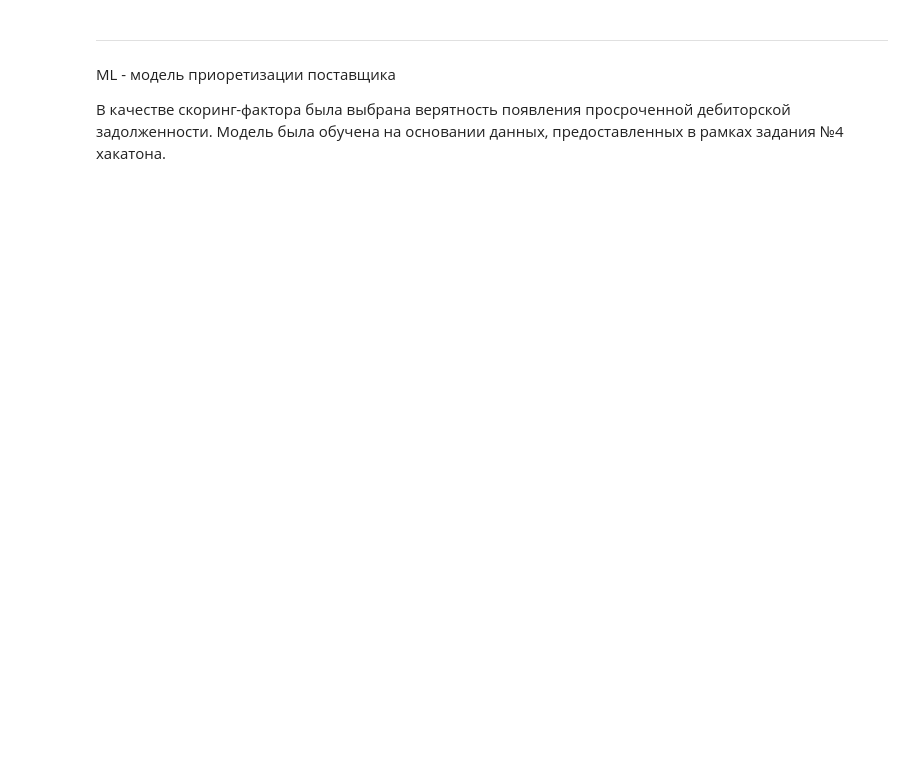
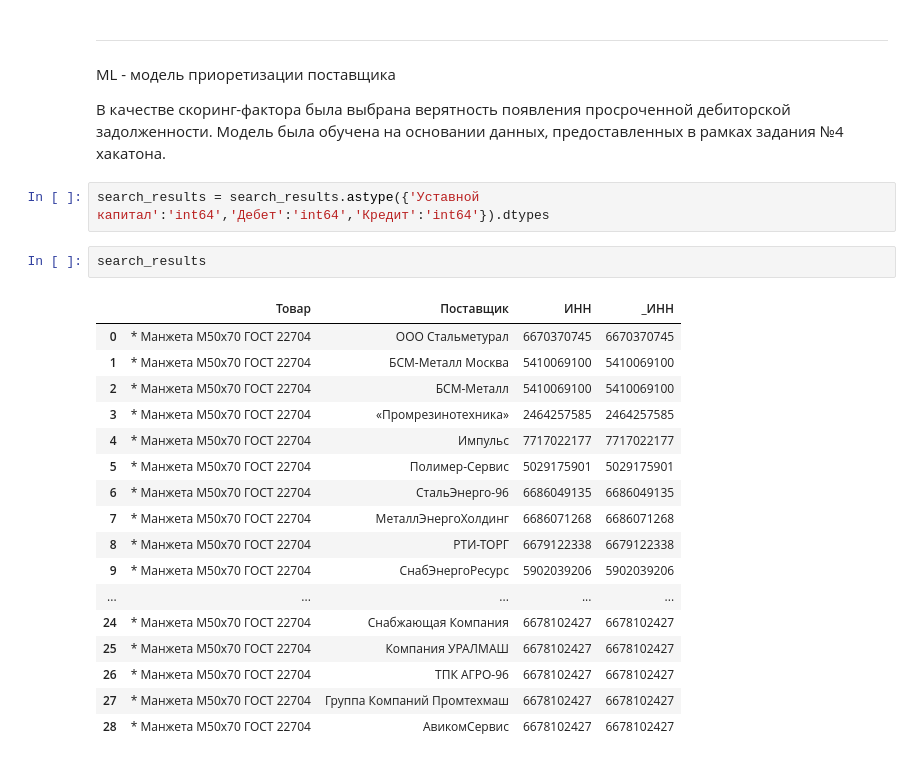
Before and after one commit to AlexHLinS/serverchallengesolution, a Jupyter notebook: Ezee_task3_solution.ipynb, the cells around one changed output. Saved outputs shown, nothing was run; the diff lists cells and outputs as text; blank space fills up the shorter version.

```diff
--- a/Ezee_task3_solution.ipynb
+++ b/Ezee_task3_solution.ipynb
@@ -687,6 +683,28 @@ search_results
 ML - модель приоретизации поставщика
 
 В качестве скоринг-фактора была выбрана верятность появления просроченной дебиторской задолженности. Модель была обучена на основании данных, предоставленных в рамках задания №4 хакатона.
+# %%
+search_results = search_results.astype({'Уставной капитал':'int64','Дебет':'int64','Кредит':'int64'}).dtypes
+# %%
+search_results
+# %% [output]
+|  | Товар | Поставщик | ИНН | _ИНН |
+| 0 | * Манжета М50х70 ГОСТ 22704 | ООО Стальметурал | 6670370745 | 6670370745 |
+| 1 | * Манжета М50х70 ГОСТ 22704 | БСМ-Металл Москва | 5410069100 | 5410069100 |
+| 2 | * Манжета М50х70 ГОСТ 22704 | БСМ-Металл | 5410069100 | 5410069100 |
+| 3 | * Манжета М50х70 ГОСТ 22704 | «Промрезинотехника» | 2464257585 | 2464257585 |
+| 4 | * Манжета М50х70 ГОСТ 22704 | Импульс | 7717022177 | 7717022177 |
+| 5 | * Манжета М50х70 ГОСТ 22704 | Полимер-Сервис | 5029175901 | 5029175901 |
+| 6 | * Манжета М50х70 ГОСТ 22704 | СтальЭнерго-96 | 6686049135 | 6686049135 |
+| 7 | * Манжета М50х70 ГОСТ 22704 | МеталлЭнергоХолдинг | 6686071268 | 6686071268 |
+| 8 | * Манжета М50х70 ГОСТ 22704 | РТИ-ТОРГ | 6679122338 | 6679122338 |
+| 9 | * Манжета М50х70 ГОСТ 22704 | СнабЭнергоРесурс | 5902039206 | 5902039206 |
+| ... | ... | ... | ... | ... |
+| 24 | * Манжета М50х70 ГОСТ 22704 | Снабжающая Компания | 6678102427 | 6678102427 |
+| 25 | * Манжета М50х70 ГОСТ 22704 | Компания УРАЛМАШ | 6678102427 | 6678102427 |
+| 26 | * Манжета М50х70 ГОСТ 22704 | ТПК АГРО-96 | 6678102427 | 6678102427 |
+| 27 | * Манжета М50х70 ГОСТ 22704 | Группа Компаний Промтехмаш | 6678102427 | 6678102427 |
+| 28 | * Манжета М50х70 ГОСТ 22704 | АвикомСервис | 6678102427 | 6678102427 |
 # %%
 def rank_companies(pd):
     # As input we shoud get pandas table
```
Also changed, not shown: parts of 10 cells of this notebook, 2 other files.
